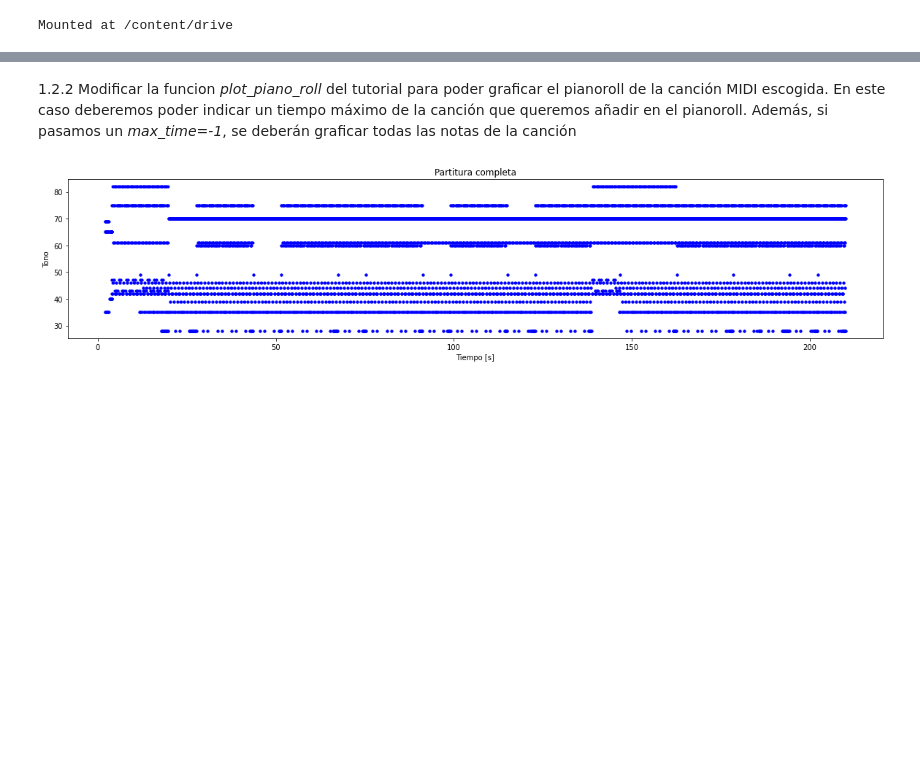
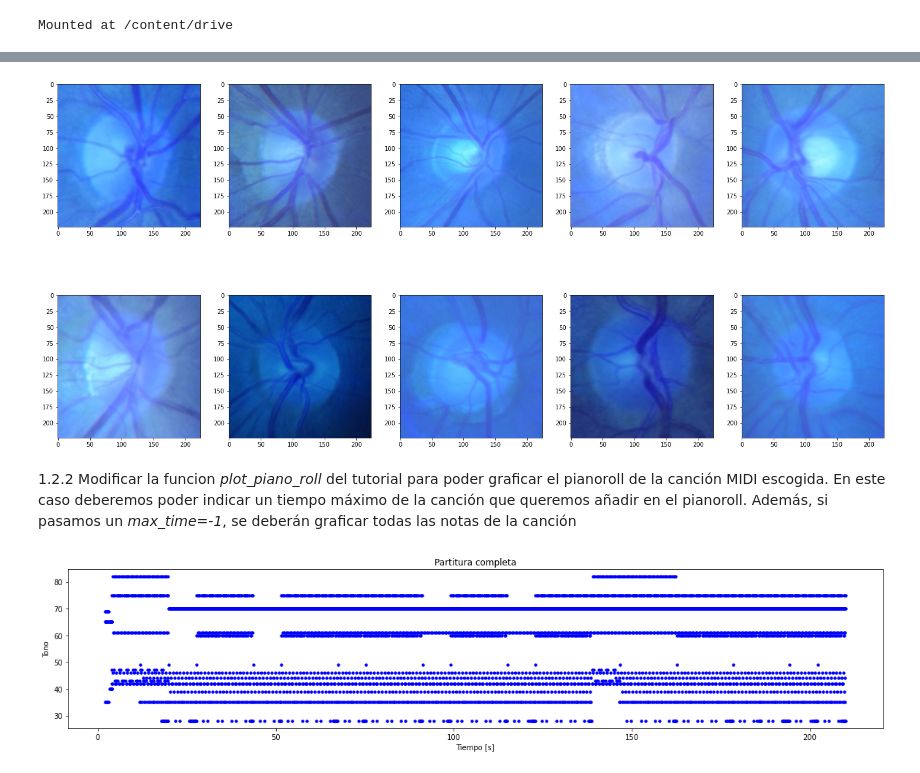
Before and after one commit to mtablado/uoc2022_deeplearning_pra, a Jupyter notebook: 2021-2_M2.875_PRA_mtabladol.ipynb, the cells around one changed output, grey strips where cells are left out. Cells and saved outputs as stored; diff of their text form; code cells hidden in the pictures; blank space fills up the shorter version.

```diff
--- a/2021-2_M2.875_PRA_mtabladol.ipynb
+++ b/2021-2_M2.875_PRA_mtabladol.ipynb
@@ -171,3 +138,15 @@ raw_notes.head()
+# %%
+# Adjust proper figsize for scaling up the images
+f, axarr = plt.subplots(2,5, figsize=(25,12))
+axarr[0,0].imshow(train[0][0])
+
+n = 0
+for i in range(0,2):
+  for j in range(0,5):
+    axarr[i,j].imshow(train[n][0])
+    n = n + 1
+# %% [output]
+[figure, added]
 # %% [markdown]
 1.2.2 Modificar la funcion *plot_piano_roll* del tutorial para poder graficar el pianoroll de la canción MIDI escogida. En este caso deberemos poder indicar un tiempo máximo de la canción que queremos añadir en el pianoroll. Además, si pasamos un *max_time=-1*, se deberán graficar todas las notas de la canción
 # %%
```
Also changed, not shown: parts of 18 cells of this notebook.
